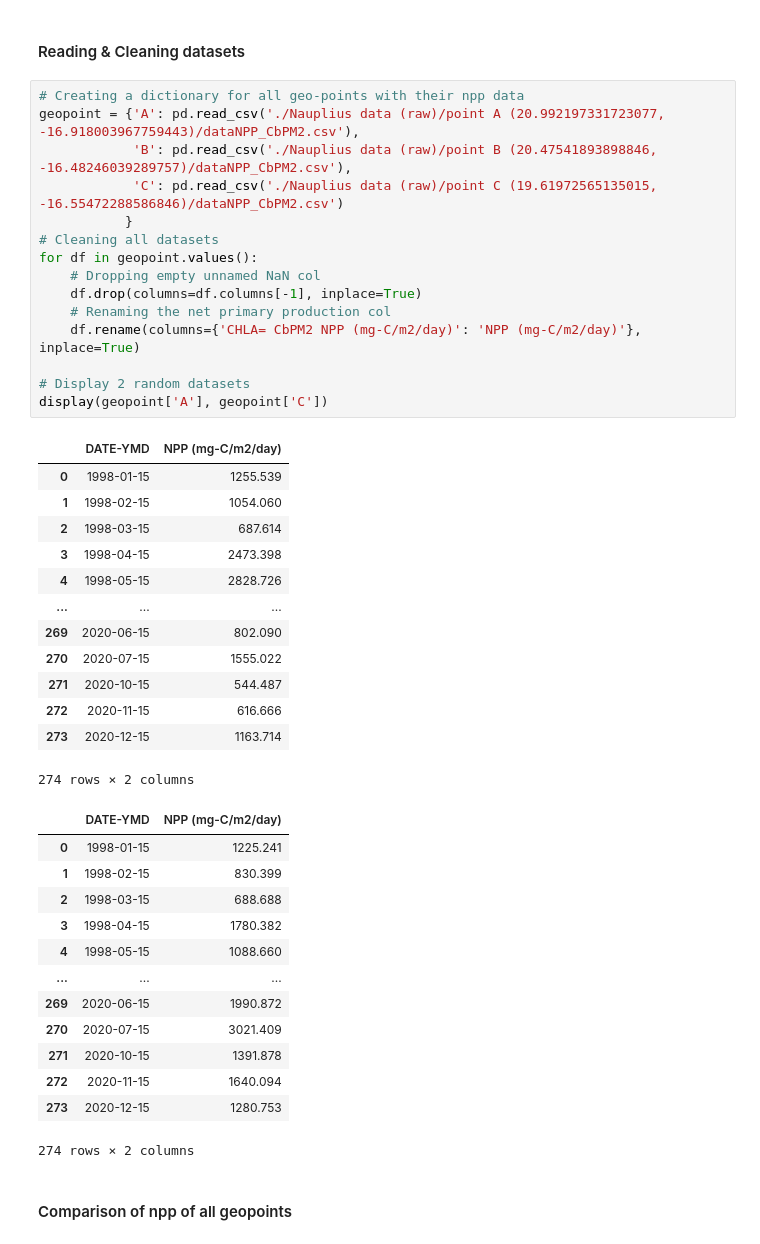
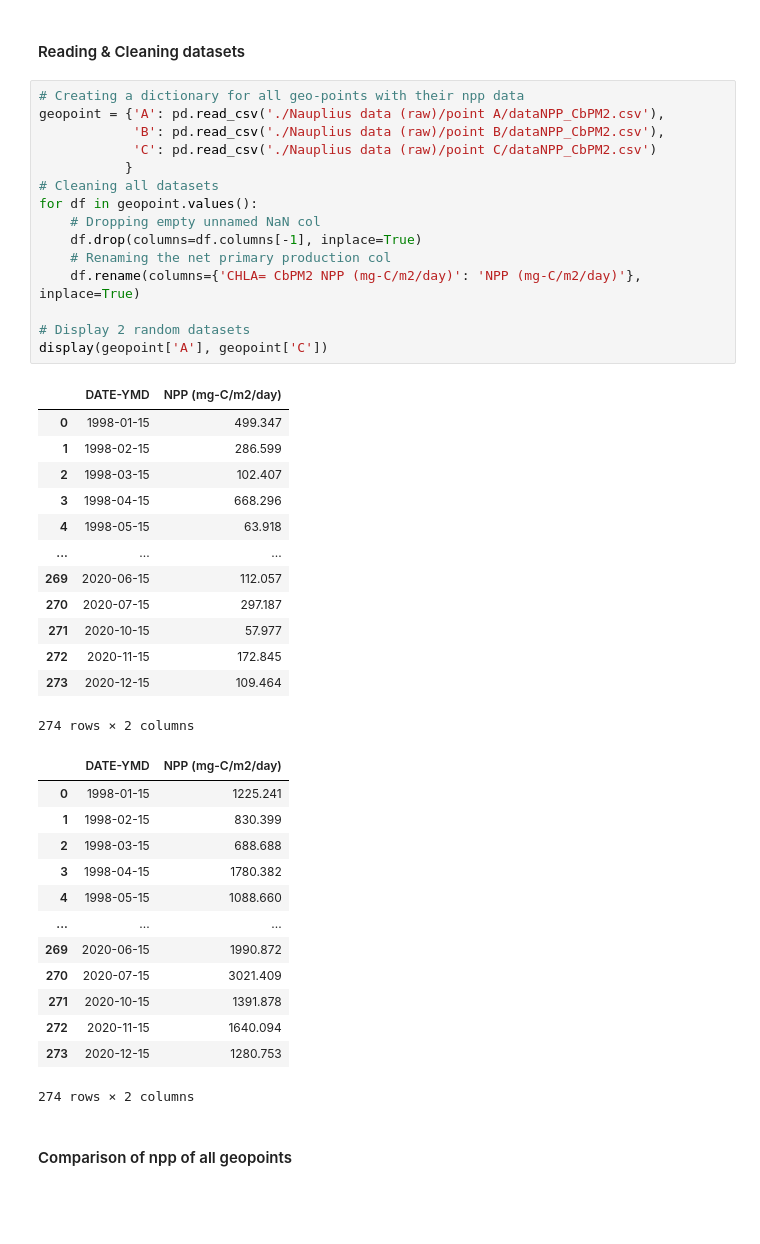
Before and after one commit to JAMota/CommunicatingDataScience, a Jupyter notebook: yash-r code/npp_analysis.ipynb, the cells around one changed output. Cells and saved outputs as stored; diff of their text form; blank space fills up the shorter version.

```diff
--- a/yash-r code/npp_analysis.ipynb
+++ b/yash-r code/npp_analysis.ipynb
@@ -10,32 +10,32 @@ import pandas as pd
 #### Reading & Cleaning datasets
 # %%
 # Creating a dictionary for all geo-points with their npp data
-geopoint = {'A': pd.read_csv('./Nauplius data (raw)/point A (20.992197331723077, -16.918003967759443)/dataNPP_CbPM2.csv'),
-            'B': pd.read_csv('./Nauplius data (raw)/point B (20.47541893898846, -16.48246039289757)/dataNPP_CbPM2.csv'),
-            'C': pd.read_csv('./Nauplius data (raw)/point C (19.61972565135015, -16.55472288586846)/dataNPP_CbPM2.csv')
+geopoint = {'A': pd.read_csv('./Nauplius data (raw)/point A/dataNPP_CbPM2.csv'),
+            'B': pd.read_csv('./Nauplius data (raw)/point B/dataNPP_CbPM2.csv'),
+            'C': pd.read_csv('./Nauplius data (raw)/point C/dataNPP_CbPM2.csv')
            }
 # Cleaning all datasets
 for df in geopoint.values():
     # Dropping empty unnamed NaN col
     df.drop(columns=df.columns[-1], inplace=True)
     # Renaming the net primary production col
     df.rename(columns={'CHLA= CbPM2 NPP (mg-C/m2/day)': 'NPP (mg-C/m2/day)'}, inplace=True)
 
 # Display 2 random datasets
 display(geopoint['A'], geopoint['C'])
 # %% [output]
 |  | DATE-YMD | NPP (mg-C/m2/day) |
-| 0 | 1998-01-15 | 1255.539 |
-| 1 | 1998-02-15 | 1054.060 |
-| 2 | 1998-03-15 | 687.614 |
-| 3 | 1998-04-15 | 2473.398 |
-| 4 | 1998-05-15 | 2828.726 |
+| 0 | 1998-01-15 | 499.347 |
+| 1 | 1998-02-15 | 286.599 |
+| 2 | 1998-03-15 | 102.407 |
+| 3 | 1998-04-15 | 668.296 |
+| 4 | 1998-05-15 | 63.918 |
 | ... | ... | ... |
-| 269 | 2020-06-15 | 802.090 |
-| 270 | 2020-07-15 | 1555.022 |
-| 271 | 2020-10-15 | 544.487 |
-| 272 | 2020-11-15 | 616.666 |
-| 273 | 2020-12-15 | 1163.714 |
+| 269 | 2020-06-15 | 112.057 |
+| 270 | 2020-07-15 | 297.187 |
+| 271 | 2020-10-15 | 57.977 |
+| 272 | 2020-11-15 | 172.845 |
+| 273 | 2020-12-15 | 109.464 |
 274 rows × 2 columns
 |  | DATE-YMD | NPP (mg-C/m2/day) |
 | 0 | 1998-01-15 | 1225.241 |
```
Also changed, not shown: parts of 1 cell of this notebook, 1 other file.
